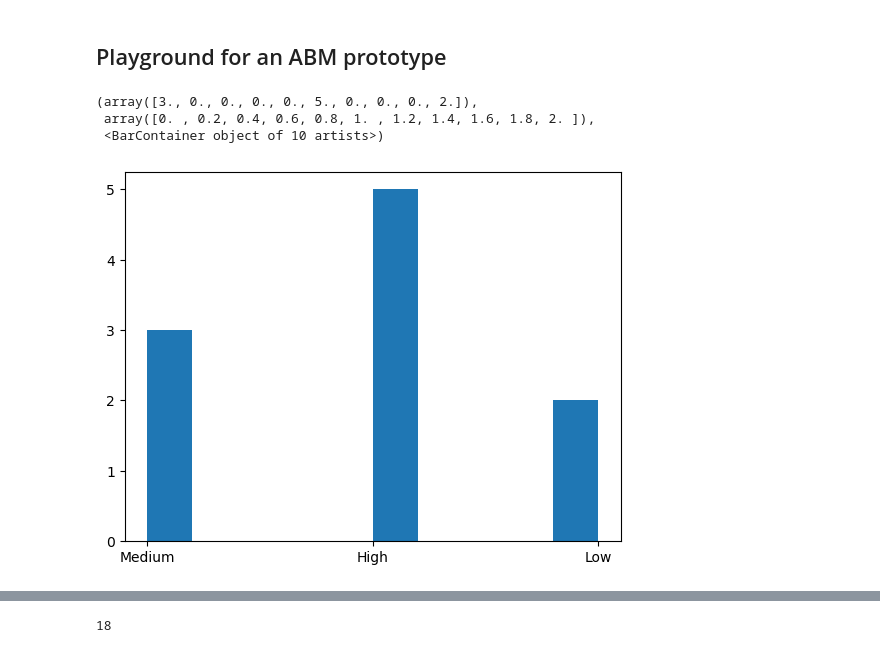
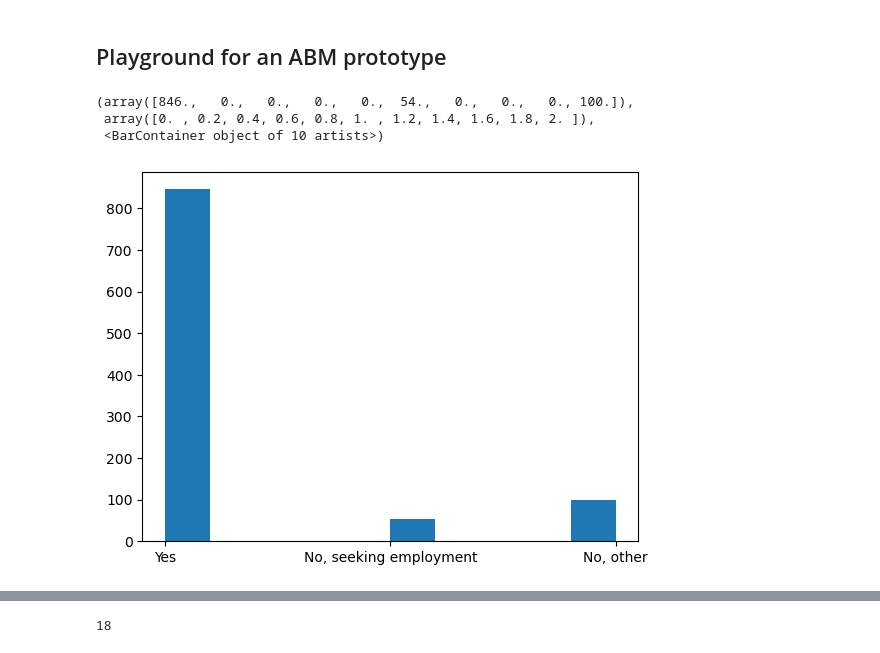
Before and after one commit to covid19ABM/abm_tool_exploration, a Jupyter notebook: prototype/simple.ipynb, the cells around one changed output, grey strips where cells are left out. Saved outputs shown, nothing was run; the diff lists cells and outputs as text; code cells hidden in the pictures.

Commit message:
added employment status

```diff
--- a/prototype/simple.ipynb
+++ b/prototype/simple.ipynb
@@ -11,11 +11,11 @@ import matplotlib.pyplot as plt
 import seaborn as sns
 import IPython
 # %%
-ad = ag.generate_educational_attainment_distribution(n_people = 1000, low = .11, medium=.25, high=.64)
+ad = ag.generate_employment_distribution(n_people = 1000, yes = .86, no_seeking=.055, no_other=.085)
 plt.hist(ad)
 # %% [output]
-(array([3., 0., 0., 0., 0., 5., 0., 0., 0., 2.]),
+(array([846.,   0.,   0.,   0.,   0.,  54.,   0.,   0.,   0., 100.]),
  array([0. , 0.2, 0.4, 0.6, 0.8, 1. , 1.2, 1.4, 1.6, 1.8, 2. ]),
  <BarContainer object of 10 artists>)
-[figure, old version]
+[figure, new version]
 # %%
```
Also changed, not shown: parts of 6 cells of this notebook, 1 other file.
